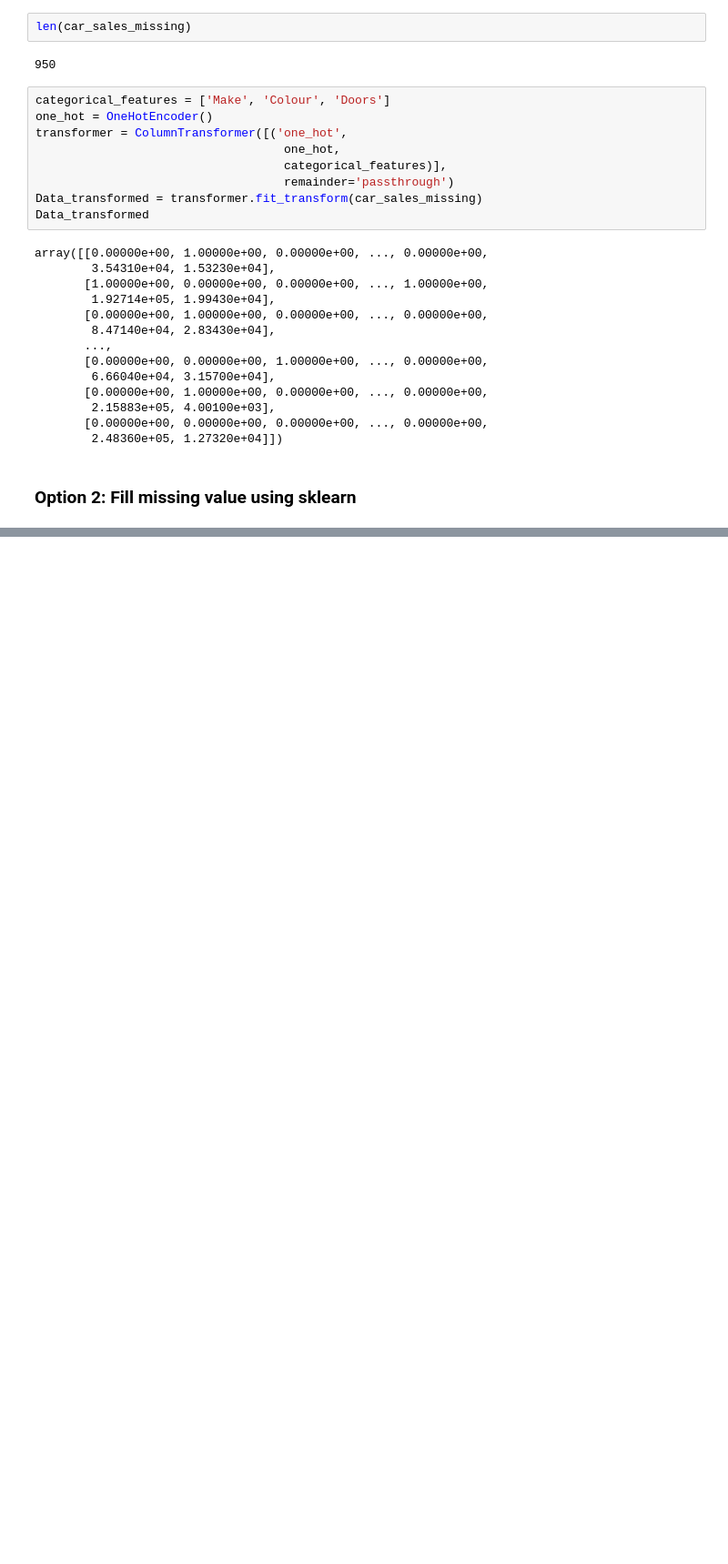
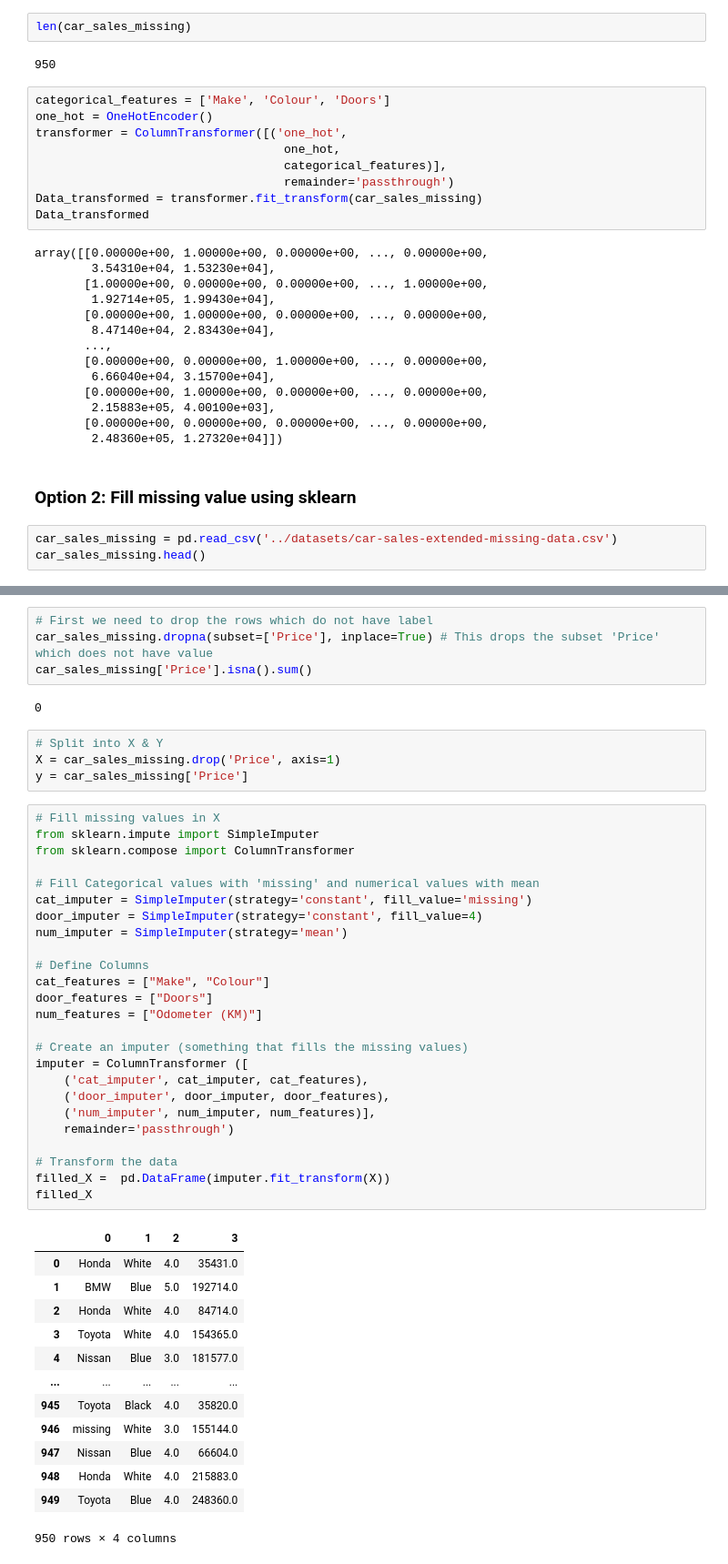
Before and after one commit to eternalAbyss/machine-learning, a Jupyter notebook: fundamentals/Introduction-to-scikit-learn.ipynb, the cells around one changed output, grey strips where cells are left out. Shown: that part at 91% size. Cells and saved outputs as stored; diff of their text form; blank space fills up the shorter version.

Commit message:
Sklearn continuation

```diff
--- a/fundamentals/Introduction-to-scikit-learn.ipynb
+++ b/fundamentals/Introduction-to-scikit-learn.ipynb
@@ -420,3 +422,6 @@ array([[0.00000e+00, 1.00000e+00, 0.00000e+00, ..., 0.00000e+00,
         2.48360e+05, 1.27320e+04]])
 # %% [markdown]
 ### Option 2: Fill missing value using sklearn
+# %%
+car_sales_missing = pd.read_csv('../datasets/car-sales-extended-missing-data.csv')
+car_sales_missing.head()
@@ -422,0 +444,49 @@ array([[0.00000e+00, 1.00000e+00, 0.00000e+00, ..., 0.00000e+00,
+# %%
+# First we need to drop the rows which do not have label
+car_sales_missing.dropna(subset=['Price'], inplace=True) # This drops the subset 'Price' which does not have value
+car_sales_missing['Price'].isna().sum()
+# %% [output]
+0
+# %%
+# Split into X & Y
+X = car_sales_missing.drop('Price', axis=1)
+y = car_sales_missing['Price']
+# %%
+# Fill missing values in X
+from sklearn.impute import SimpleImputer
+from sklearn.compose import ColumnTransformer
+
+# Fill Categorical values with 'missing' and numerical values with mean
+cat_imputer = SimpleImputer(strategy='constant', fill_value='missing')
+door_imputer = SimpleImputer(strategy='constant', fill_value=4)
+num_imputer = SimpleImputer(strategy='mean')
+
+# Define Columns
+cat_features = ["Make", "Colour"]
+door_features = ["Doors"]
+num_features = ["Odometer (KM)"]
+
+# Create an imputer (something that fills the missing values)
+imputer = ColumnTransformer ([
+    ('cat_imputer', cat_imputer, cat_features),
+    ('door_imputer', door_imputer, door_features),
+    ('num_imputer', num_imputer, num_features)],
+    remainder='passthrough')
+
+# Transform the data
+filled_X =  pd.DataFrame(imputer.fit_transform(X))
+filled_X
+# %% [output]
+|  | 0 | 1 | 2 | 3 |
+| 0 | Honda | White | 4.0 | 35431.0 |
+| 1 | BMW | Blue | 5.0 | 192714.0 |
+| 2 | Honda | White | 4.0 | 84714.0 |
+| 3 | Toyota | White | 4.0 | 154365.0 |
+| 4 | Nissan | Blue | 3.0 | 181577.0 |
+| ... | ... | ... | ... | ... |
+| 945 | Toyota | Black | 4.0 | 35820.0 |
+| 946 | missing | White | 3.0 | 155144.0 |
+| 947 | Nissan | Blue | 4.0 | 66604.0 |
+| 948 | Honda | White | 4.0 | 215883.0 |
+| 949 | Toyota | Blue | 4.0 | 248360.0 |
+950 rows × 4 columns
```
Also changed, not shown: parts of 13 cells of this notebook, 1 other file.
